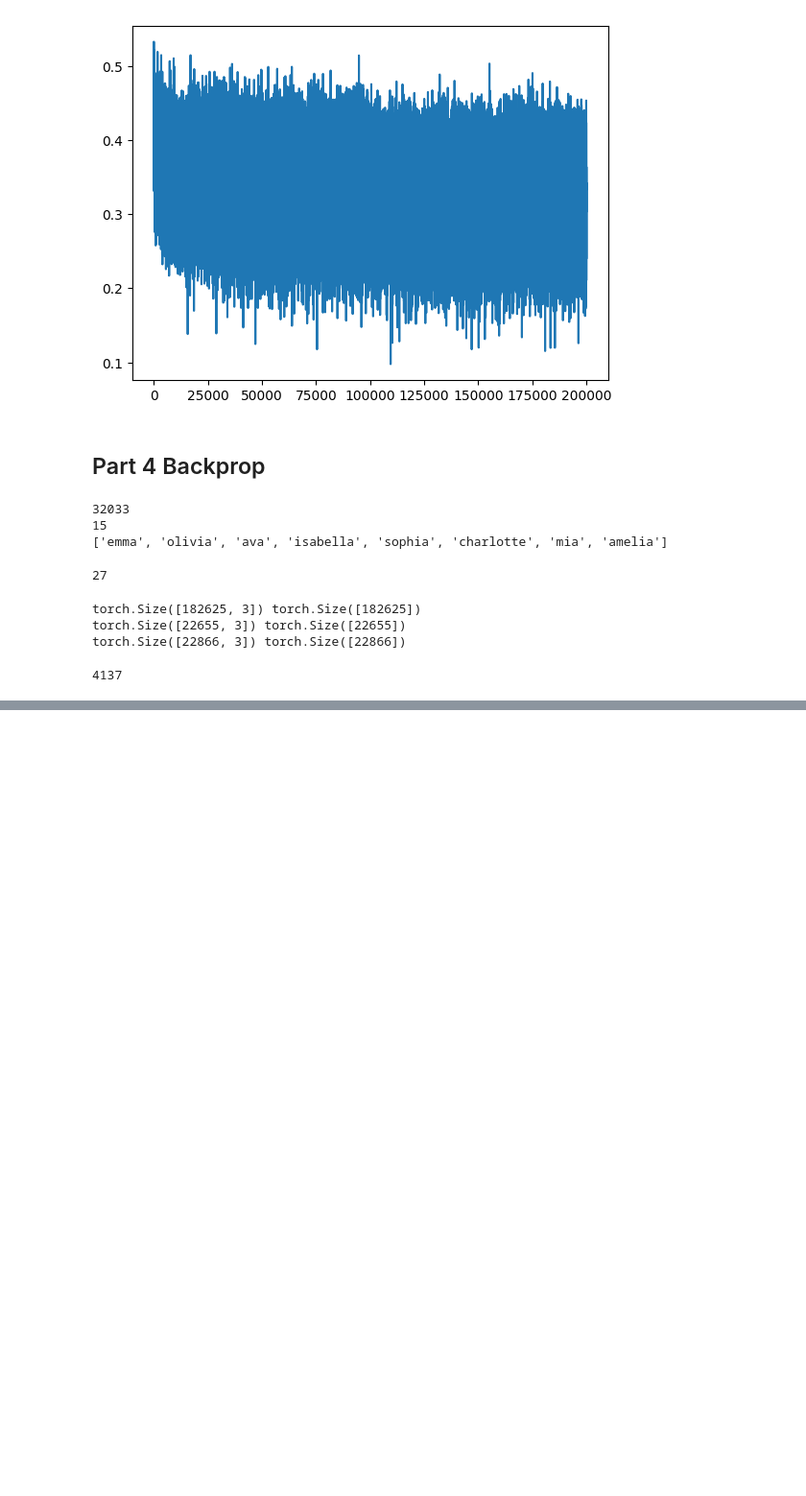
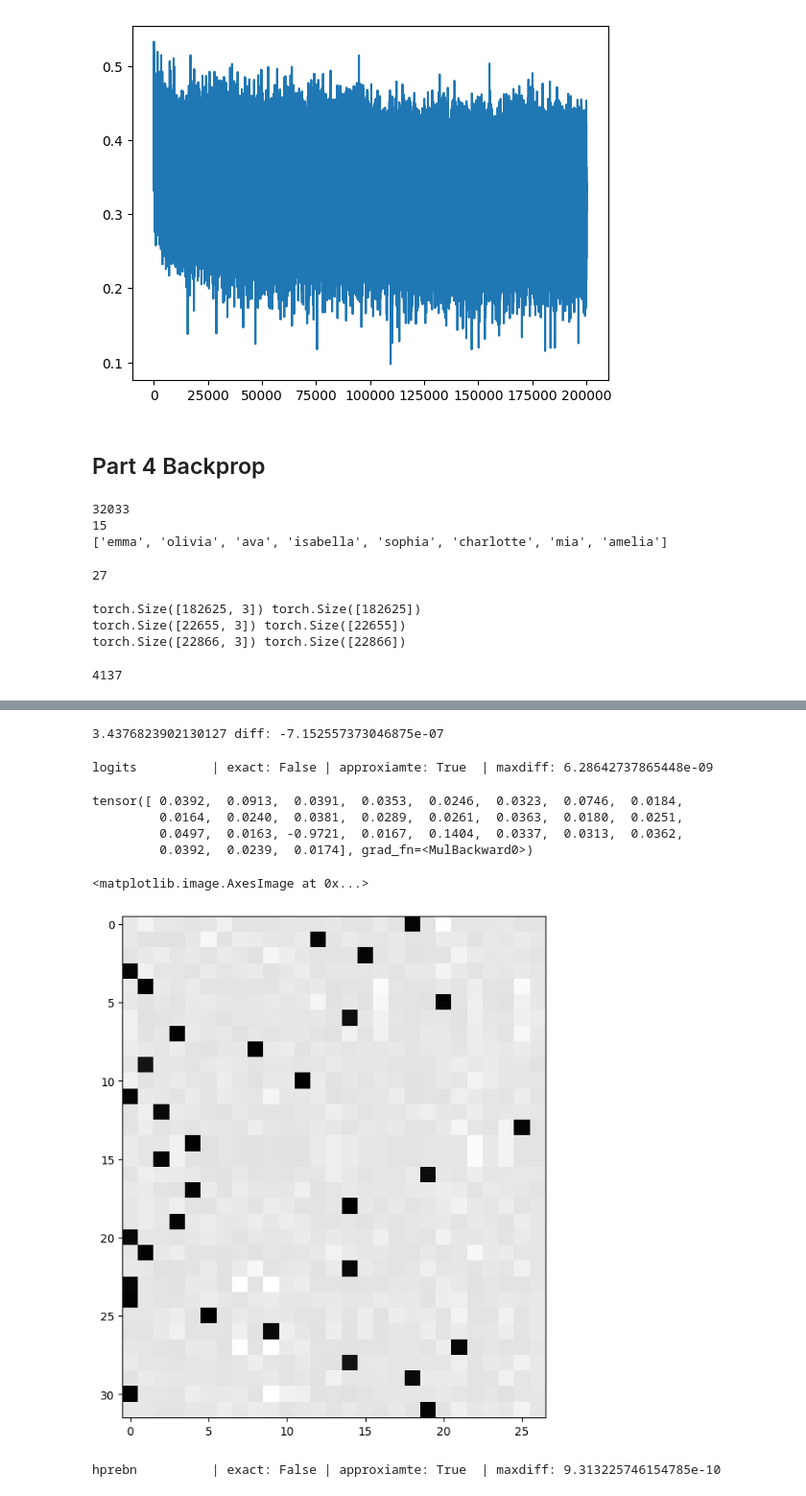
Before and after one commit to Kuriiios/makemore, a Jupyter notebook: makemore.ipynb, the cells around one changed output, grey strips where cells are left out. Shown at 96% size. Cells and saved outputs as stored; diff of their text form; code cells hidden in the pictures; blank space fills up the shorter version.

```diff
--- a/makemore.ipynb
+++ b/makemore.ipynb
@@ -1201,0 +1202,31 @@ C               | exact: False | approxiamte: True  | maxdiff: 3.725290298461914
+# %%
+loss_fast = F.cross_entropy(logits, Yb)
+print(loss_fast.item(), 'diff:', (loss_fast - loss).item())
+# %% [output]
+3.4376823902130127 diff: -7.152557373046875e-07
+# %%
+dlogits = F.softmax(logits, 1)
+dlogits[range(n), Yb] -=1
+dlogits /= n
+
+cmp('logits', dlogits, logits)
+# %% [output]
+logits          | exact: False | approxiamte: True  | maxdiff: 6.28642737865448e-09
+# %%
+dlogits[0] * n
+# %% [output]
+tensor([ 0.0392,  0.0913,  0.0391,  0.0353,  0.0246,  0.0323,  0.0746,  0.0184,
+         0.0164,  0.0240,  0.0381,  0.0289,  0.0261,  0.0363,  0.0180,  0.0251,
+         0.0497,  0.0163, -0.9721,  0.0167,  0.1404,  0.0337,  0.0313,  0.0362,
+         0.0392,  0.0239,  0.0174], grad_fn=<MulBackward0>)
+# %%
+plt.figure(figsize=(8, 8))
+plt.imshow(dlogits.detach(), cmap='gray')
+# %% [output]
+<matplotlib.image.AxesImage at 0x...>
+[figure, added]
+# %%
+dhprebn = bngain * bnvar_inv/n * (n*dhpreact - dhpreact.sum(0) - n/(n-1)*bnraw*(dhpreact*bnraw).sum(0))
+cmp('hprebn',dhprebn, hprebn)
+# %% [output]
+hprebn          | exact: False | approxiamte: True  | maxdiff: 9.313225746154785e-10
```
Also changed, not shown: parts of 4 cells of this notebook, 1 other file.
